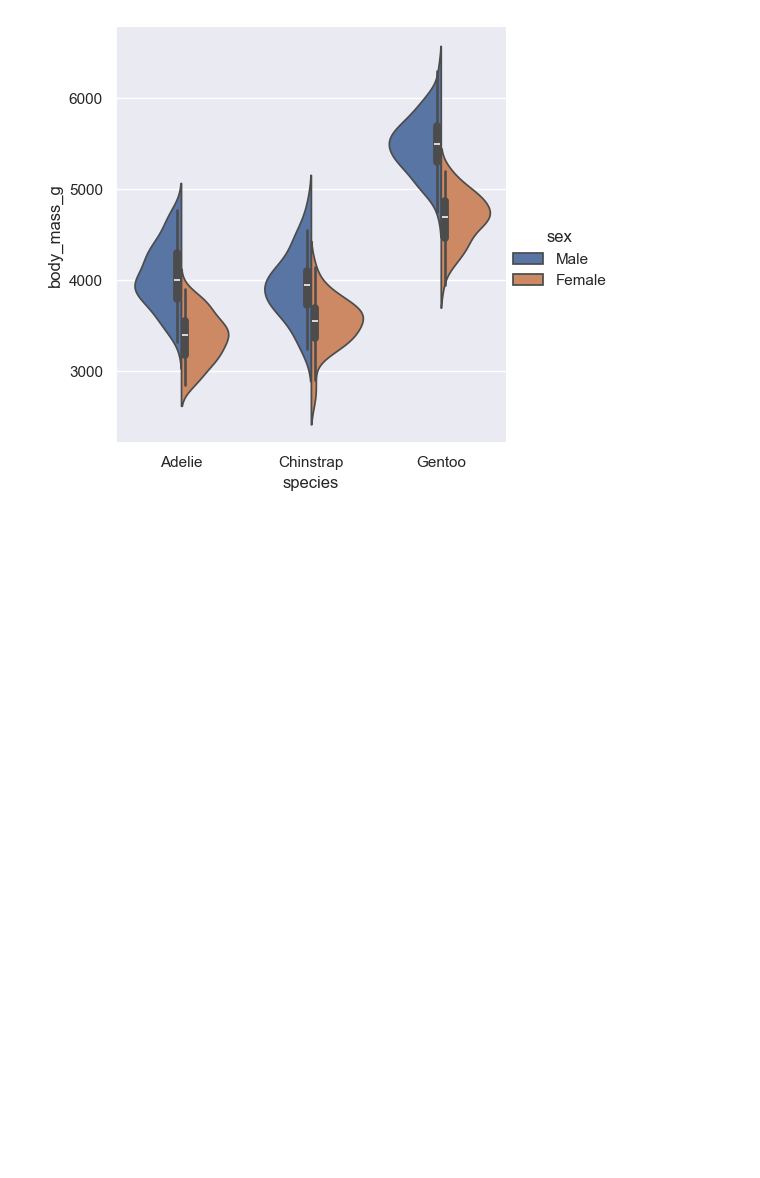
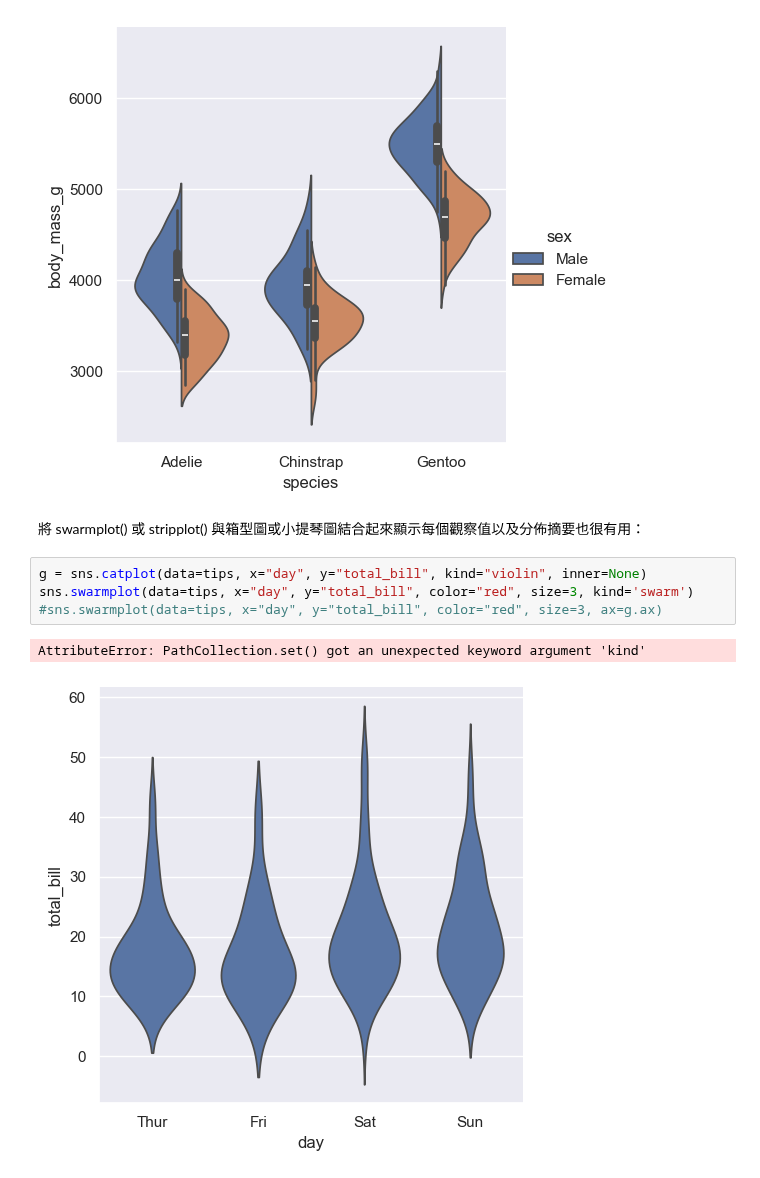
Before and after one commit to wu4fmp6/machine_learning, a Jupyter notebook: 4_4.ipynb, the cells around one changed output. Drawn from its saved outputs; the diff is of its cells as text; blank space fills up the shorter version.

```diff
--- a/4_4.ipynb
+++ b/4_4.ipynb
@@ -203,3 +203,12 @@ sns.catplot(
 # %% [output]
 <seaborn.axisgrid.FacetGrid at 0x...>
 [figure]
+# %% [markdown]
+將 swarmplot() 或 stripplot() 與箱型圖或小提琴圖結合起來顯示每個觀察值以及分佈摘要也很有用：
+# %%
+g = sns.catplot(data=tips, x="day", y="total_bill", kind="violin", inner=None)
+sns.swarmplot(data=tips, x="day", y="total_bill", color="red", size=3, kind='swarm')
+#sns.swarmplot(data=tips, x="day", y="total_bill", color="red", size=3, ax=g.ax)
+# %% [output]
+AttributeError: PathCollection.set() got an unexpected keyword argument 'kind'
+[figure, added]
```
Also changed, not shown: parts of 4 cells of this notebook.
